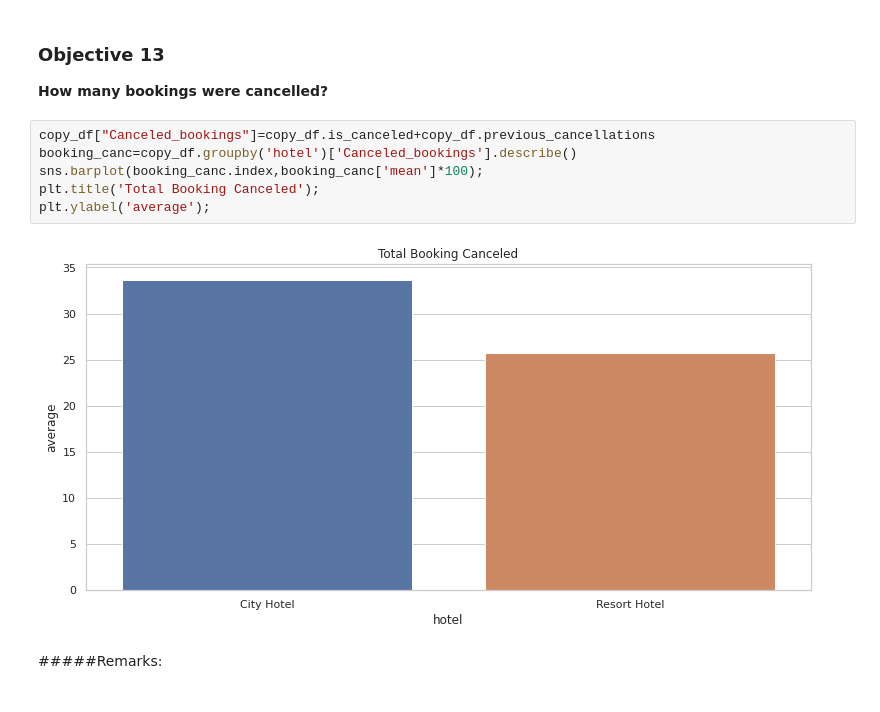
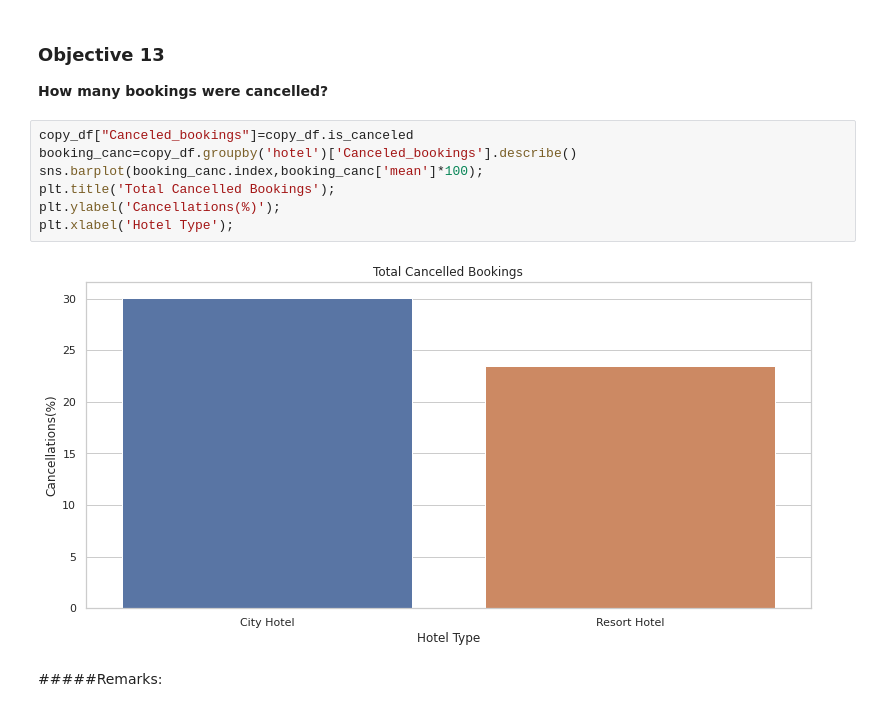
Before and after one commit to Dheeraj-Budhlakoti/Hotel-Booking-Analysis--EDA, a Jupyter notebook: EDA_Capstone_Project_(Group)_Hotel_Booking_Analysis.ipynb, the cells around one changed output. Cells and saved outputs as stored; diff of their text form.

```diff
--- a/EDA_Capstone_Project_(Group)_Hotel_Booking_Analysis.ipynb
+++ b/EDA_Capstone_Project_(Group)_Hotel_Booking_Analysis.ipynb
@@ -837,13 +865,14 @@ Answer here...
 ### **Objective 13**
 **How many bookings were cancelled?**
 # %%
-copy_df["Canceled_bookings"]=copy_df.is_canceled+copy_df.previous_cancellations
+copy_df["Canceled_bookings"]=copy_df.is_canceled
 booking_canc=copy_df.groupby('hotel')['Canceled_bookings'].describe()
 sns.barplot(booking_canc.index,booking_canc['mean']*100);
-plt.title('Total Booking Canceled');
-plt.ylabel('average');
+plt.title('Total Cancelled Bookings');
+plt.ylabel('Cancellations(%)');
+plt.xlabel('Hotel Type');
 # %% [output]
-[figure, old version]
+[figure, new version]
 # %% [markdown]
 #####Remarks:
 # %% [markdown]
```
Also changed, not shown: parts of 55 cells of this notebook.
